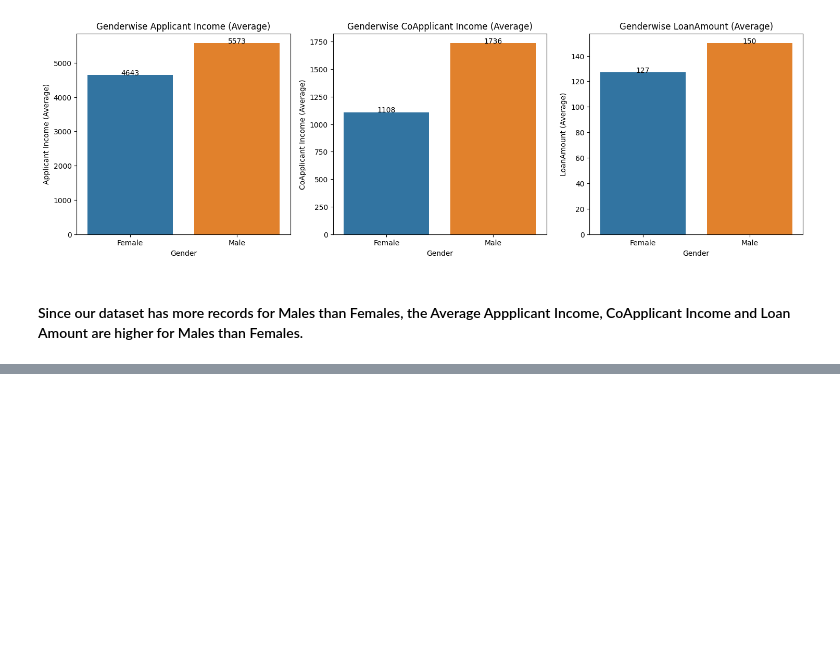
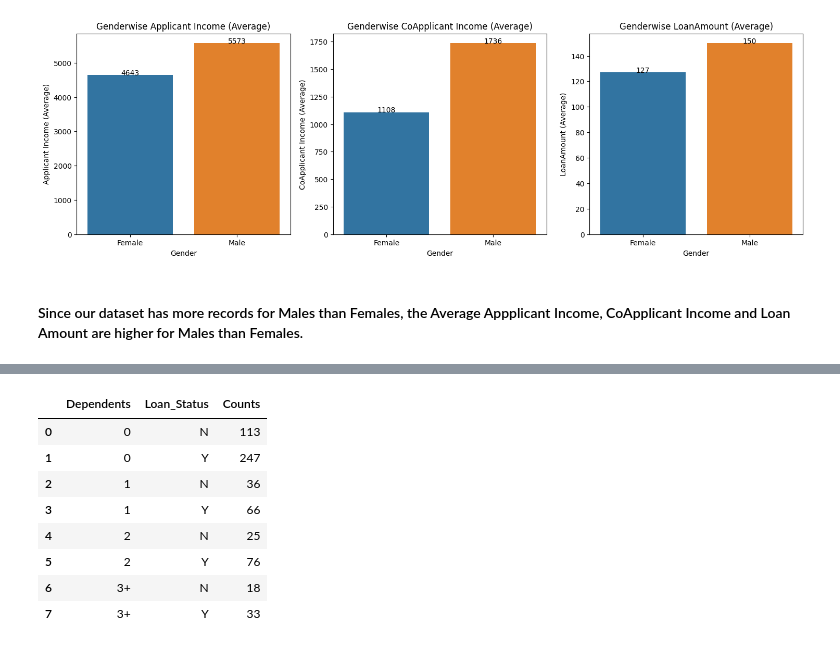
Before and after one commit to Akshay-Paunikar/Loan_Prediction_ML, a Jupyter notebook: project/notebook/Loan_Prediction.ipynb, the cells around one changed output, grey strips where cells are left out. Cells and saved outputs as stored; diff of their text form; code cells hidden in the pictures; blank space fills up the shorter version.

```diff
--- a/project/notebook/Loan_Prediction.ipynb
+++ b/project/notebook/Loan_Prediction.ipynb
@@ -1037,0 +1058,13 @@ plt.show()
+# %%
+# Dependents and Loan Status
+training_data.groupby(['Dependents', 'Loan_Status'])['Gender'].count().reset_index().rename(columns={'Gender':'Counts'})
+# %% [output]
+|  | Dependents | Loan_Status | Counts |
+| 0 | 0 | N | 113 |
+| 1 | 0 | Y | 247 |
+| 2 | 1 | N | 36 |
+| 3 | 1 | Y | 66 |
+| 4 | 2 | N | 25 |
+| 5 | 2 | Y | 76 |
+| 6 | 3+ | N | 18 |
+| 7 | 3+ | Y | 33 |
```
Also changed, not shown: parts of 12 cells of this notebook.
